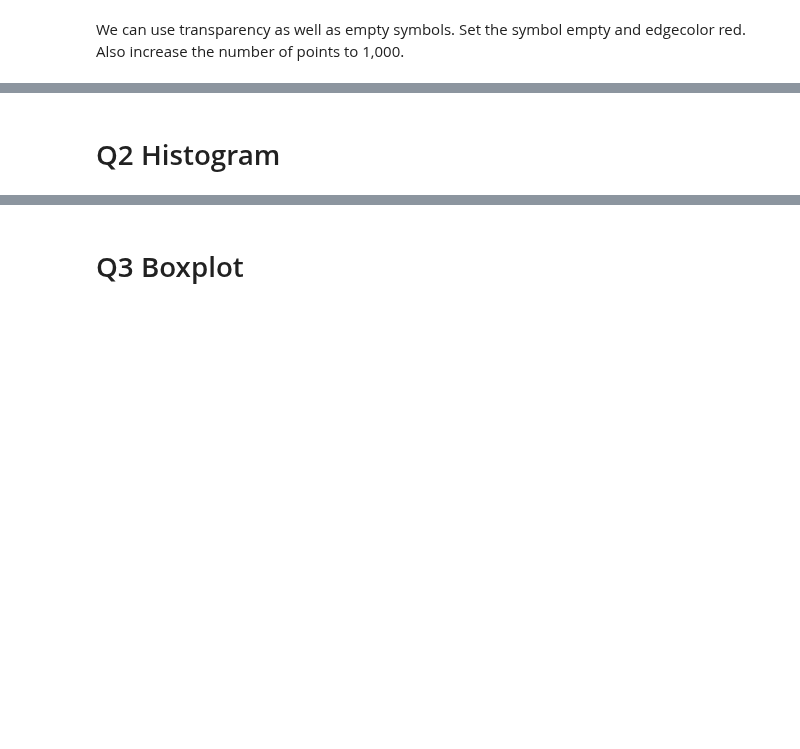
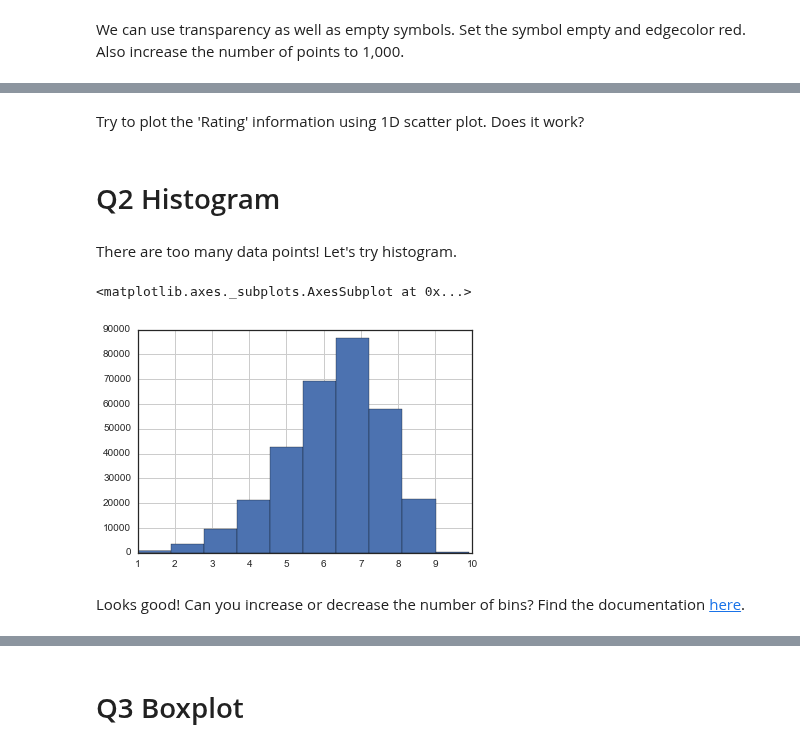
Before and after one commit to yy/dviz-course, a Jupyter notebook: w05-fundamental-1/W05Lab.ipynb, the cells around one changed output, grey strips where cells are left out. Cells and saved outputs as stored; diff of their text form; code cells hidden in the pictures; blank space fills up the shorter version.

Commit message:
up to histogram

```diff
--- a/w05-fundamental-1/W05Lab.ipynb
+++ b/w05-fundamental-1/W05Lab.ipynb
@@ -73,0 +77,5 @@ We can use transparency as well as empty symbols. Set the symbol empty and edgec
+# %%
+# TODO
+
+movie_df = pd.read_csv('imdb.csv', delimiter='\t')
+movie_df.head()
@@ -73,0 +89,2 @@ We can use transparency as well as empty symbols. Set the symbol empty and edgec
+# %% [markdown]
+Try to plot the 'Rating' information using 1D scatter plot. Does it work?
@@ -74,2 +93,11 @@ We can use transparency as well as empty symbols. Set the symbol empty and edgec
 # %% [markdown]
 # Q2 Histogram
+# %% [markdown]
+There are too many data points! Let's try histogram.
+# %%
+movie_df['Rating'].hist()
+# %% [output]
+<matplotlib.axes._subplots.AxesSubplot at 0x...>
+[figure, added]
+# %% [markdown]
+Looks good! Can you increase or decrease the number of bins? Find the documentation [here](https://www.google.com/search?client=safari&rls=en&q=pandas+plotting&ie=UTF-8&oe=UTF-8).
```
Also changed, not shown: parts of 12 cells of this notebook.
